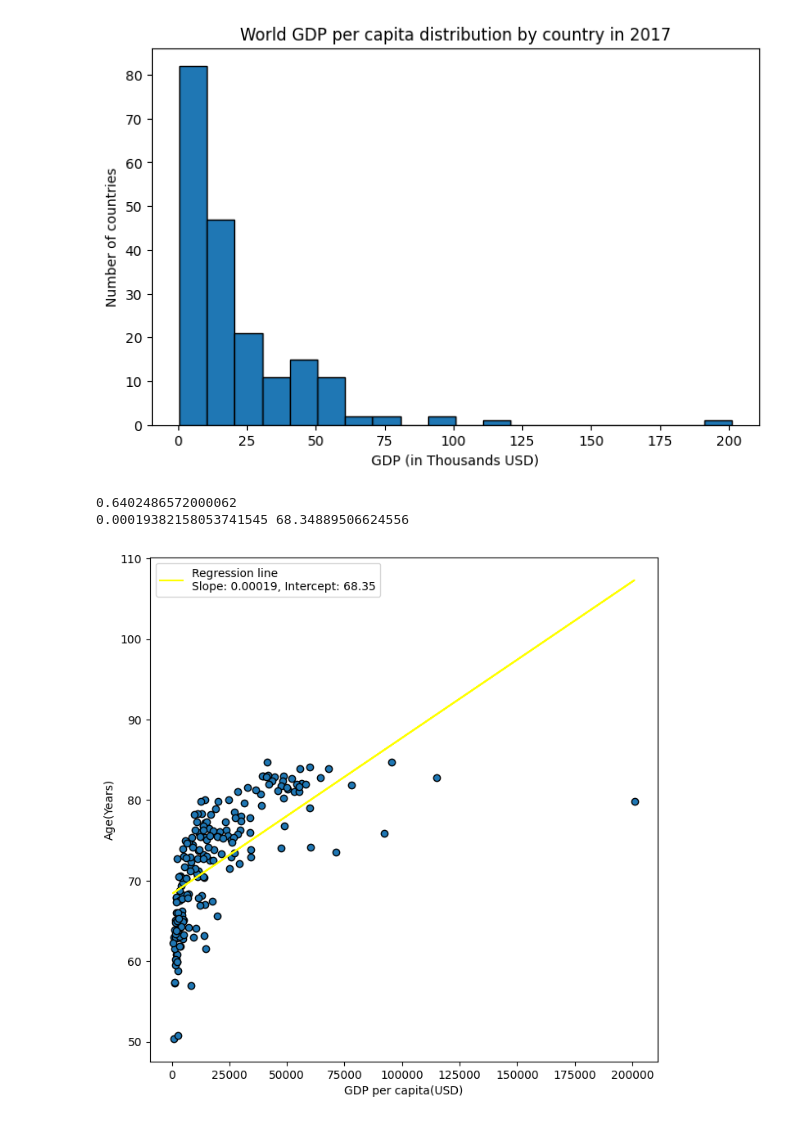
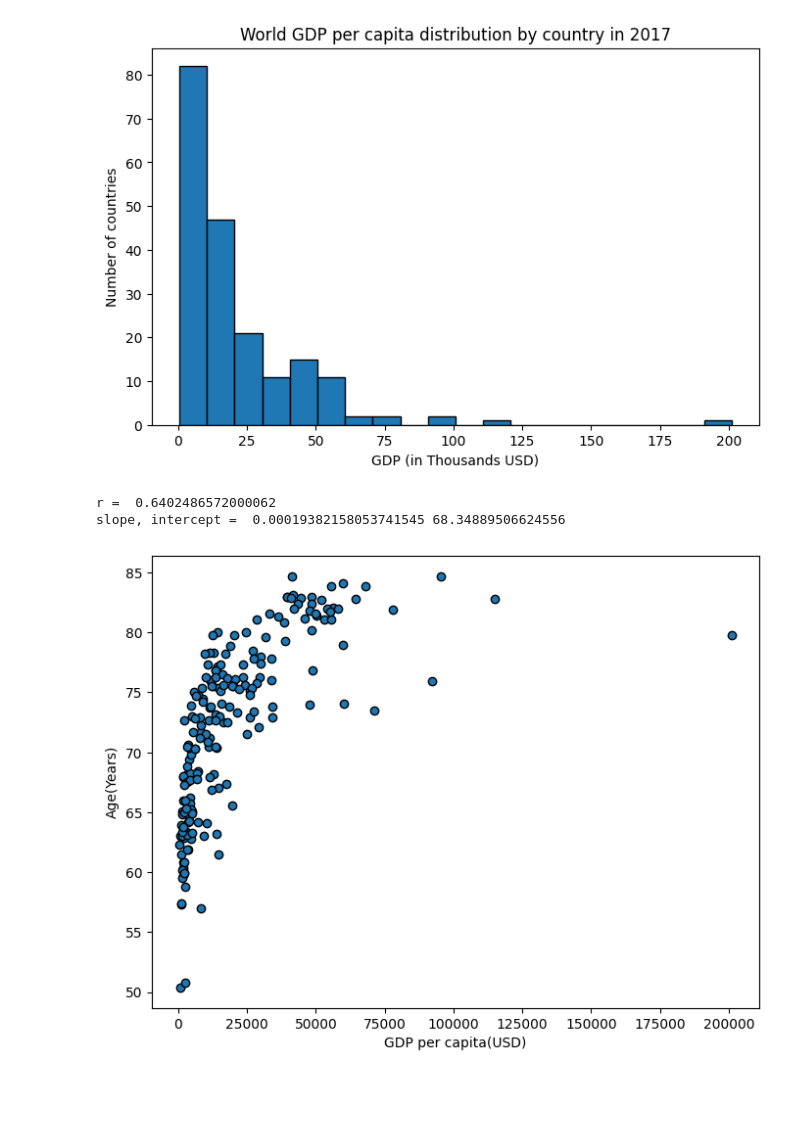
Before and after one commit to hoangbaoan1901/stats-report, a Jupyter notebook: analysis.ipynb, the cells around one changed output. Cells and saved outputs as stored; diff of their text form; code cells hidden in the pictures; blank space fills up the shorter version.

```diff
--- a/analysis.ipynb
+++ b/analysis.ipynb
@@ -60,24 +69,24 @@ plt.show()
 [figure]
 # %%
 correl = np.corrcoef(gdp, lex)[0, 1]
-print(correl)
+print("r = ", correl)
 slope, intercept = np.polyfit(gdp, lex, 1)
-print(slope, intercept)
+print("slope, intercept = ", slope, intercept)
 # %% [output]
-0.6402486572000062
-0.00019382158053741545 68.34889506624556
+r =  0.6402486572000062
+slope, intercept =  0.00019382158053741545 68.34889506624556
 # %%
-plt.figure(figsize=(8, 8))
+plt.figure(figsize=(8, 6))
 plt.scatter(gdp, lex, edgecolor='black')
-regression_line_label = f'Regression line\nSlope: {slope:.5f}, Intercept: {intercept:.2f}'
-plt.plot(gdp, slope * gdp + intercept, label=regression_line_label, color="yellow")
-plt.legend()
+# regression_line_label = f'Regression line\nSlope: {slope:.5f}, Intercept: {intercept:.2f}'
+# plt.plot(gdp, slope * gdp + intercept, label=regression_line_label, color="yellow")
+# plt.legend()
 plt.xlabel("GDP per capita(USD)")
 plt.ylabel("Age(Years)")
 plt.savefig("scatterplot.png", dpi=300)
 plt.show()
 # %% [output]
-[figure, old version]
+[figure, new version]
 # %%
 correl2 = np.corrcoef(np.log(gdp), lex)[0, 1]
 print(correl2)
```
Also changed, not shown: parts of 2 cells of this notebook, 2 other files.
